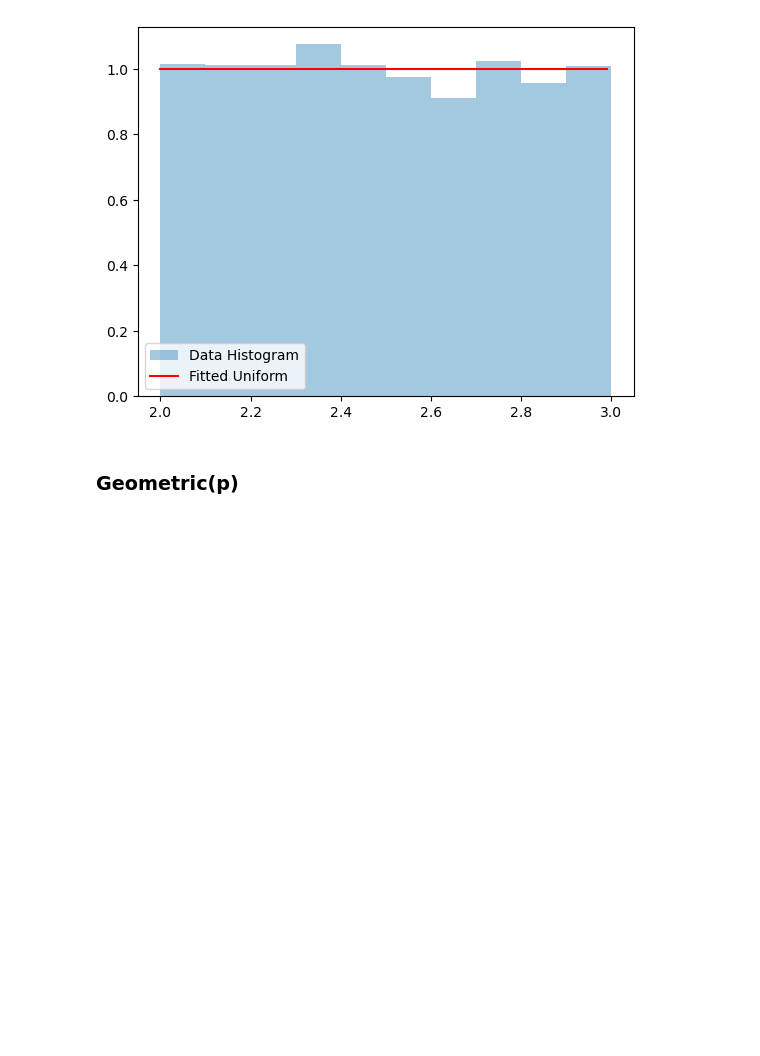
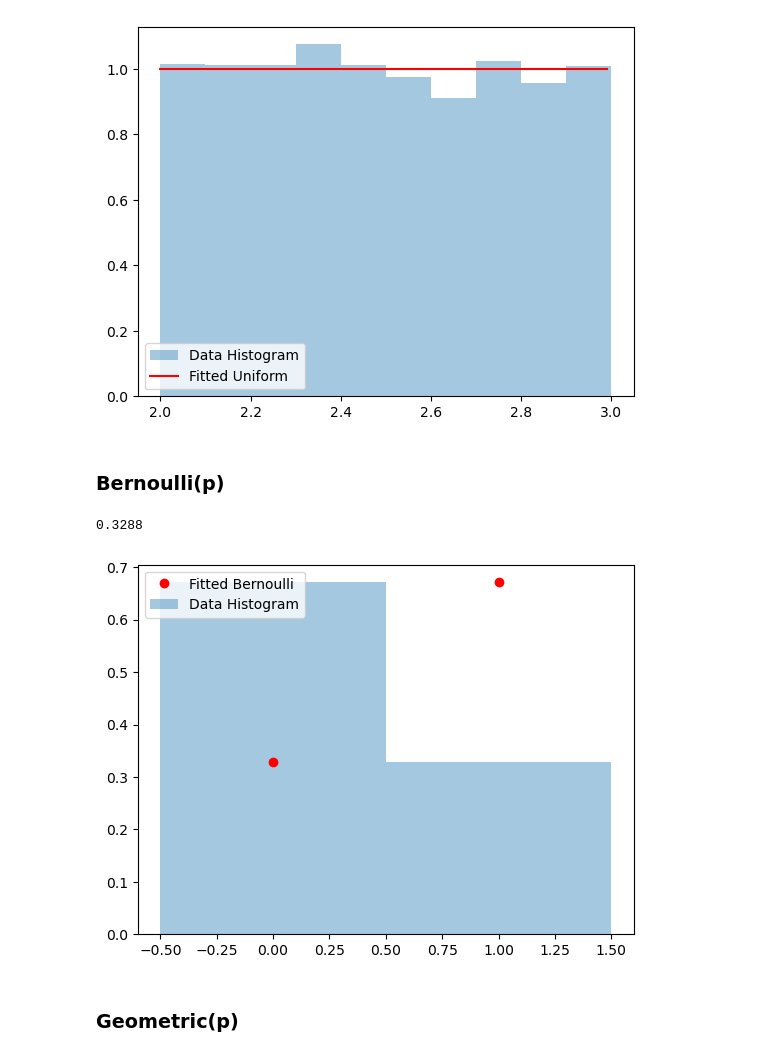
Before and after one commit to Mahshid-git/ISYE_6644_Distribution_Fitting, a Jupyter notebook: 01 Code/project_v2.ipynb, the cells around one changed output. Saved outputs shown, nothing was run; the diff lists cells and outputs as text; code cells hidden in the pictures; blank space fills up the shorter version.

```diff
--- a/01 Code/project_v2.ipynb
+++ b/01 Code/project_v2.ipynb
@@ -235,6 +239,42 @@ uniform_plot(data=data_uni, params=uniform_fit(data_uni))
 # %% [output]
 (2.0000198712587873, 2.999890276359858)
 [figure]
+# %% [markdown]
+### Bernoulli(p)
+# %%
+def bernoulli_fit(data):
+        '''
+        fits data to ber(p) distribution
+
+        Args:
+            data (pandas dataframe): data to be fitted to the specified distribution
+
+        Returns:
+            p: parameter of bernoulli distribution , success rate
+        '''
+        if isinstance(data, pd.DataFrame):
+                pass
+        else:
+                data = pd.Series(data)
+        p = data.mean()
+        return p
+
+def bernoulli_plot(data, params):
+        x = np.arange(0, 2)
+        y = [params, (1-params)]
+        plt.plot(x, y, marker='o', linestyle=' ', color ='r', label="Fitted Bernoulli")
+        bins = np.arange(0, data.max() + 1.5) - 0.5 # trick to have bins centered on integers
+        plt.hist(data, alpha=.4, density = True, label="Data Histogram", bins=bins)
+        plt.legend()
+        plt.show()
+        pass
+# %%
+data_ber=data_generation('binomial', [1, 1/3], row_count) #binomial with n=1 is Bernoulli
+print(bernoulli_fit(data_ber))
+bernoulli_plot(data=data_ber, params=bernoulli_fit(data_ber))
+# %% [output]
+0.3288
+[figure, added]
 # %% [markdown]
 ### Geometric(p)
 # %%
```
Also changed, not shown: parts of 6 cells of this notebook.
